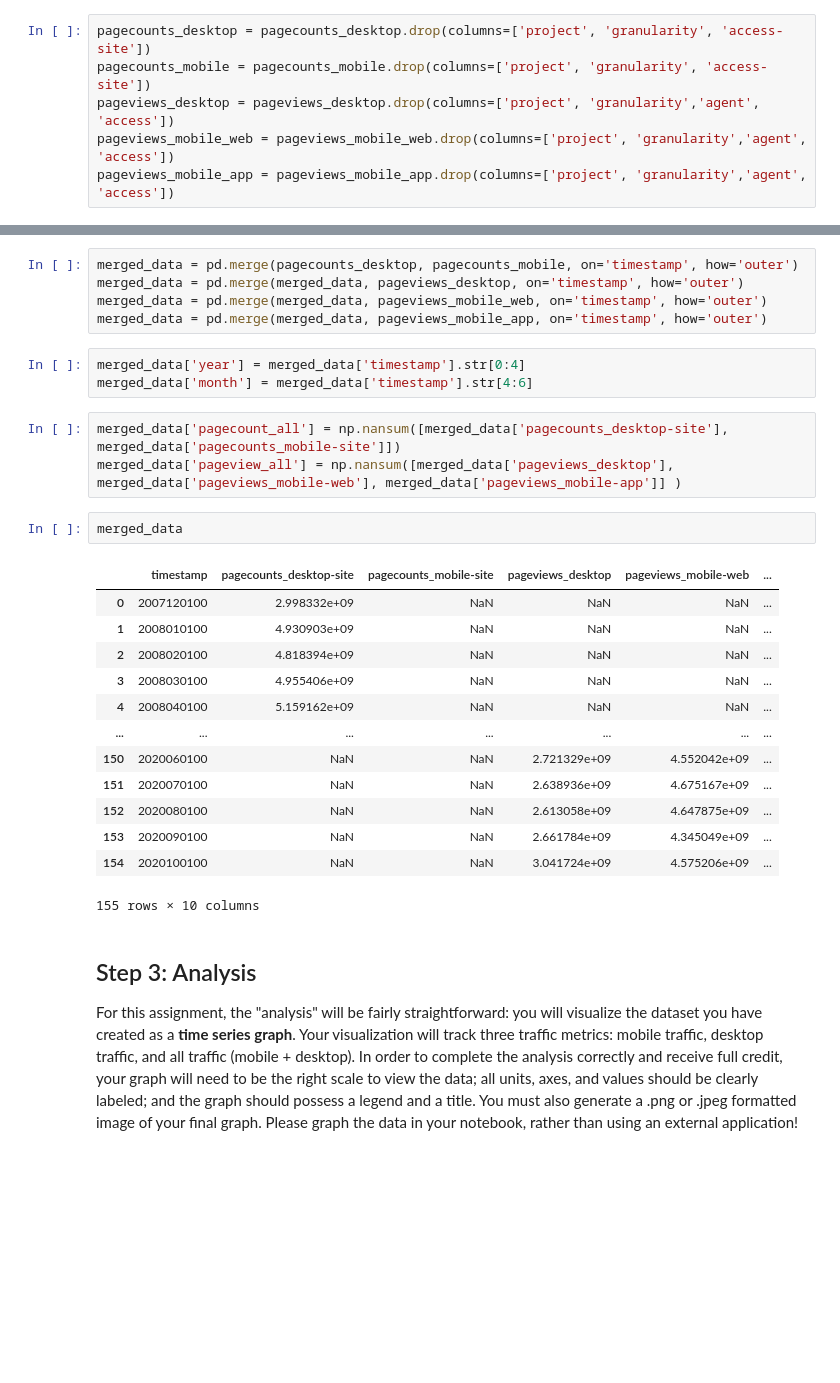
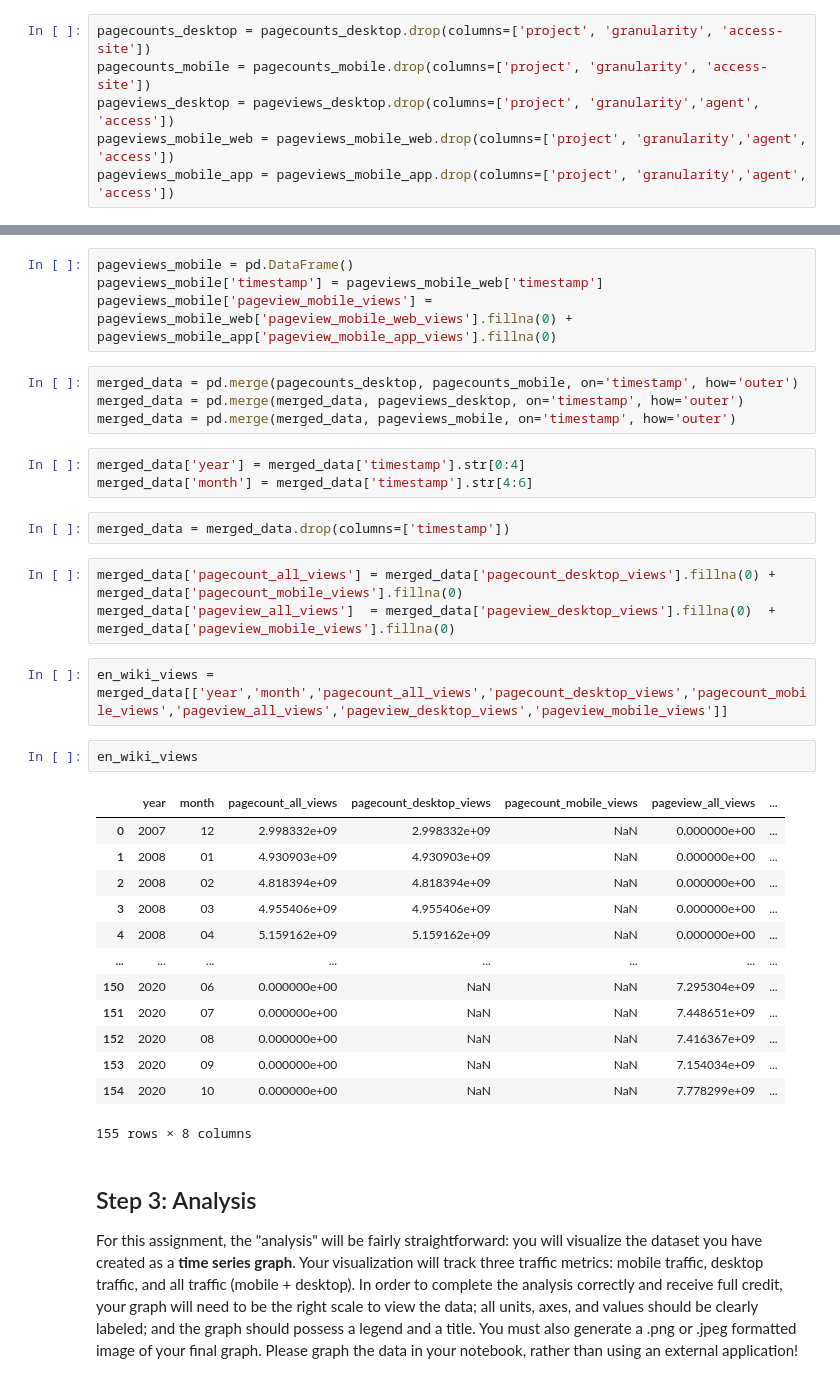
Before and after one commit to FUB-HCC/hcds-winter-2020, a Jupyter notebook: assignments/A2_ReproducibilityWorkflow/albe/A2_ReproducibilityWorkflow.ipynb, the cells around one changed output, grey strips where cells are left out. Saved outputs shown, nothing was run; the diff lists cells and outputs as text; blank space fills up the shorter version.

```diff
--- a/assignments/A2_ReproducibilityWorkflow/albe/A2_ReproducibilityWorkflow.ipynb
+++ b/assignments/A2_ReproducibilityWorkflow/albe/A2_ReproducibilityWorkflow.ipynb
@@ -256,30 +268,37 @@ Index(['timestamp', 'pageviews_desktop'], dtype='object')
+# %%
+pageviews_mobile = pd.DataFrame()
+pageviews_mobile['timestamp'] = pageviews_mobile_web['timestamp']
+pageviews_mobile['pageview_mobile_views'] = pageviews_mobile_web['pageview_mobile_web_views'].fillna(0) + pageviews_mobile_app['pageview_mobile_app_views'].fillna(0)
 # %%
 merged_data = pd.merge(pagecounts_desktop, pagecounts_mobile, on='timestamp', how='outer')
 merged_data = pd.merge(merged_data, pageviews_desktop, on='timestamp', how='outer')
-merged_data = pd.merge(merged_data, pageviews_mobile_web, on='timestamp', how='outer')
-merged_data = pd.merge(merged_data, pageviews_mobile_app, on='timestamp', how='outer')
+merged_data = pd.merge(merged_data, pageviews_mobile, on='timestamp', how='outer')
 # %%
 merged_data['year'] = merged_data['timestamp'].str[0:4]
 merged_data['month'] = merged_data['timestamp'].str[4:6]
-# %%
-merged_data['pagecount_all'] = np.nansum([merged_data['pagecounts_desktop-site'], merged_data['pagecounts_mobile-site']])
-merged_data['pageview_all'] = np.nansum([merged_data['pageviews_desktop'], merged_data['pageviews_mobile-web'], merged_data['pageviews_mobile-app']] )
-# %%
-merged_data
-# %% [output]
-|  | timestamp | pagecounts_desktop-site | pagecounts_mobile-site | pageviews_desktop | pageviews_mobile-web | ... |
-| 0 | 2007120100 | 2.998332e+09 | NaN | NaN | NaN | ... |
-| 1 | 2008010100 | 4.930903e+09 | NaN | NaN | NaN | ... |
-| 2 | 2008020100 | 4.818394e+09 | NaN | NaN | NaN | ... |
-| 3 | 2008030100 | 4.955406e+09 | NaN | NaN | NaN | ... |
-| 4 | 2008040100 | 5.159162e+09 | NaN | NaN | NaN | ... |
-| ... | ... | ... | ... | ... | ... | ... |
-| 150 | 2020060100 | NaN | NaN | 2.721329e+09 | 4.552042e+09 | ... |
-| 151 | 2020070100 | NaN | NaN | 2.638936e+09 | 4.675167e+09 | ... |
-| 152 | 2020080100 | NaN | NaN | 2.613058e+09 | 4.647875e+09 | ... |
-| 153 | 2020090100 | NaN | NaN | 2.661784e+09 | 4.345049e+09 | ... |
-| 154 | 2020100100 | NaN | NaN | 3.041724e+09 | 4.575206e+09 | ... |
-155 rows × 10 columns
+# %%
+merged_data = merged_data.drop(columns=['timestamp'])
+# %%
+merged_data['pagecount_all_views'] = merged_data['pagecount_desktop_views'].fillna(0) + merged_data['pagecount_mobile_views'].fillna(0)
+merged_data['pageview_all_views']  = merged_data['pageview_desktop_views'].fillna(0)  + merged_data['pageview_mobile_views'].fillna(0)
+# %%
+en_wiki_views = merged_data[['year','month','pagecount_all_views','pagecount_desktop_views','pagecount_mobile_views','pageview_all_views','pageview_desktop_views','pageview_mobile_views']]
+# %%
+en_wiki_views
+# %% [output]
+|  | year | month | pagecount_all_views | pagecount_desktop_views | pagecount_mobile_views | pageview_all_views | ... |
+| 0 | 2007 | 12 | 2.998332e+09 | 2.998332e+09 | NaN | 0.000000e+00 | ... |
+| 1 | 2008 | 01 | 4.930903e+09 | 4.930903e+09 | NaN | 0.000000e+00 | ... |
+| 2 | 2008 | 02 | 4.818394e+09 | 4.818394e+09 | NaN | 0.000000e+00 | ... |
+| 3 | 2008 | 03 | 4.955406e+09 | 4.955406e+09 | NaN | 0.000000e+00 | ... |
+| 4 | 2008 | 04 | 5.159162e+09 | 5.159162e+09 | NaN | 0.000000e+00 | ... |
+| ... | ... | ... | ... | ... | ... | ... | ... |
+| 150 | 2020 | 06 | 0.000000e+00 | NaN | NaN | 7.295304e+09 | ... |
+| 151 | 2020 | 07 | 0.000000e+00 | NaN | NaN | 7.448651e+09 | ... |
+| 152 | 2020 | 08 | 0.000000e+00 | NaN | NaN | 7.416367e+09 | ... |
+| 153 | 2020 | 09 | 0.000000e+00 | NaN | NaN | 7.154034e+09 | ... |
+| 154 | 2020 | 10 | 0.000000e+00 | NaN | NaN | 7.778299e+09 | ... |
+155 rows × 8 columns
 # %% [markdown]
 ## Step 3: Analysis
 
```
Also changed, not shown: parts of 12 cells of this notebook.
